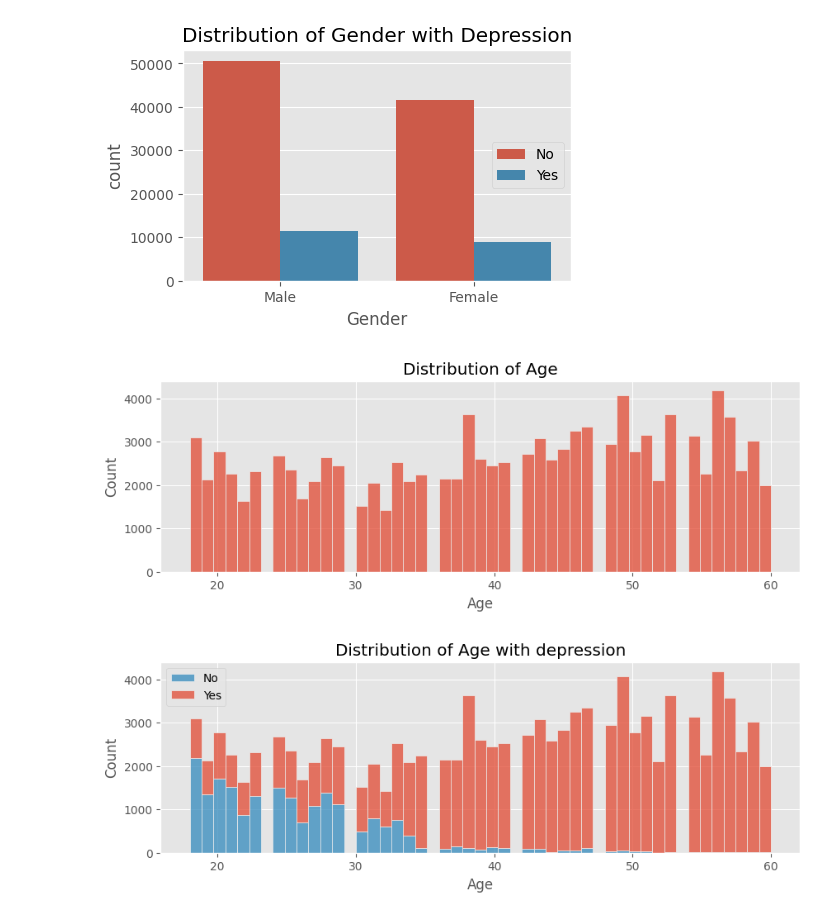
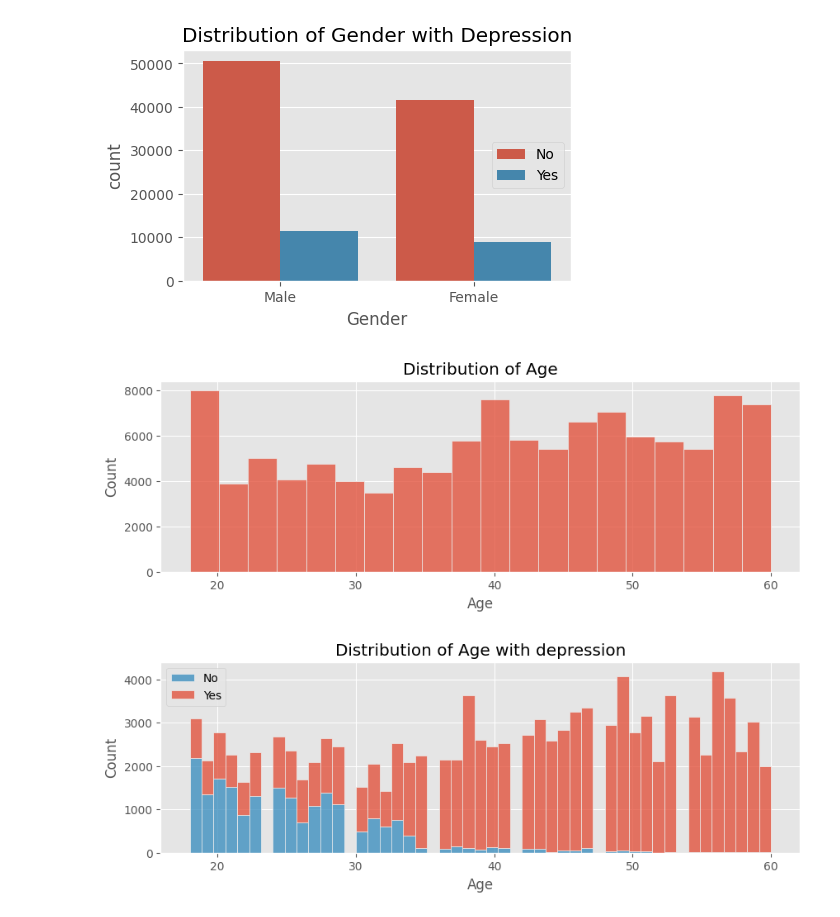
Before and after one commit to vanshuwjoshi/Kaggle-Playground-S4E11, a Jupyter notebook: notebooks/eda.ipynb, the cells around one changed output. Drawn from its saved outputs; the diff is of its cells as text; code cells hidden in the pictures.

```diff
--- a/notebooks/eda.ipynb
+++ b/notebooks/eda.ipynb
@@ -26,9 +47,7 @@ data.shape
 # %%
 from sklearn.model_selection import train_test_split
 
-data_train, data_test = train_test_split(
-    data, test_size=0.2, random_state=42
-)
+data_train, data_test = train_test_split(data, test_size=0.2, random_state=42)
 # %%
 data_train.shape
 # %% [output]
@@ -95,12 +136,12 @@ plt.show()
 # %% [output]
 [figure]
 # %%
-plt.figure(figsize=(10,3))
-sns.histplot(data_train, x="Age")
+plt.figure(figsize=(10, 3))
+sns.histplot(data_train, x="Age", bins=20)
 plt.title("Distribution of Age")
 plt.show()
 # %% [output]
-[figure, old version]
+[figure, new version]
 # %%
 plt.figure(figsize=(10, 3))
 sns.histplot(data_train, x="Age", hue="Depression", multiple="stack")
```
Also changed, not shown: parts of 17 cells of this notebook.
